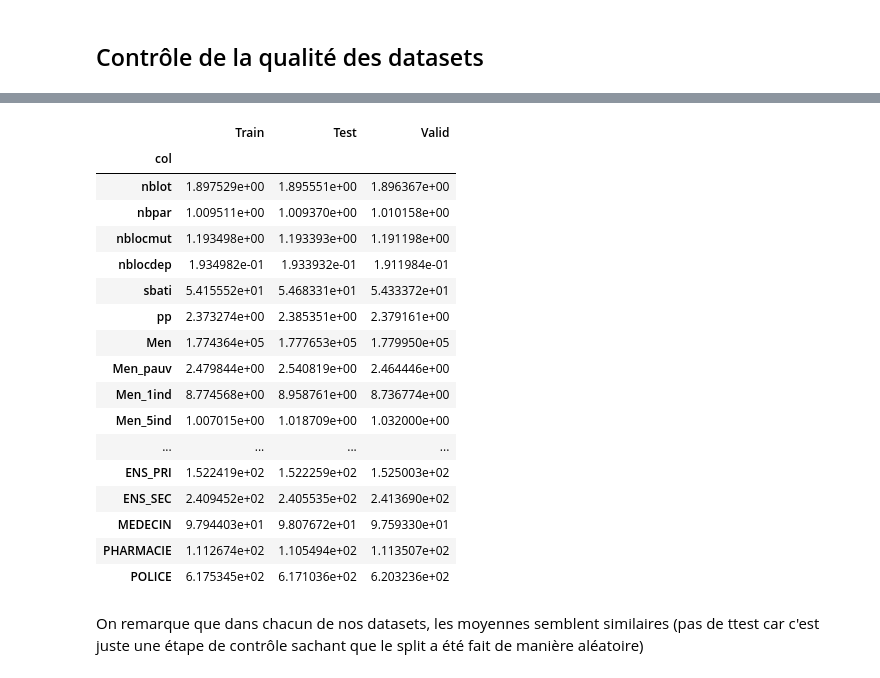
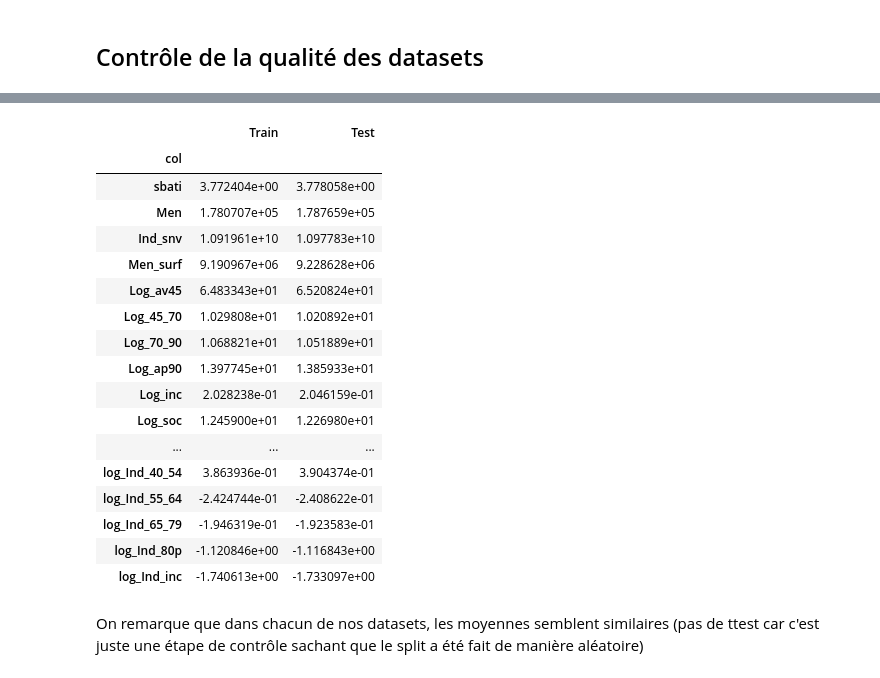
Before and after one commit to Orlogskapten/dvf_ensae_sbra, a Jupyter notebook: notebook/modelisation_wen.ipynb, the cells around one changed output, grey strips where cells are left out. Drawn from its saved outputs; the diff is of its cells as text; code cells hidden in the pictures.

```diff
--- a/notebook/modelisation_wen.ipynb
+++ b/notebook/modelisation_wen.ipynb
@@ -31,0 +215,20 @@ verbose= 1
+# %%
+fig, ax= plt.subplots(2, 2, figsize= (10, 10))
+
+compare_hist_to_norm_ax(x= (0, 0), data= train["sbati"]
+                                , title= "sbati")
+
+log_transfo_sbati= train["sbati"].apply(lambda x: np.log(x) if x > 0 else 1)
+compare_hist_to_norm_ax(x= (0, 1), data= log_transfo_sbati
+                                , title= "sbati")
+
+quantiles= [0.999, 0.95]
+for i in range(2):
+    log_transfo_sbati= train["sbati"].apply(lambda x: np.log(x) if x > 0 else 1)
+    log_transfo_sbati= log_transfo_sbati[log_transfo_sbati < log_transfo_sbati.quantile(quantiles[i])]
+
+    compare_hist_to_norm_ax(x= (1, i), data= log_transfo_sbati
+                                , title= "sbati {}".format(quantiles[i]))
+
+ax[0, 0].legend(loc= 1) # affiche la légende loc = 9 == upper right
+plt.show()
@@ -31,0 +239,8 @@ verbose= 1
+# %%
+print(train.shape)
+train["sbati"]= train["sbati"].apply(lambda x: np.log(x) if x > 0 else 1)
+train= train[train["sbati"] < train["sbati"].quantile(quantile)]
+print(train.shape)
+
+test["sbati"]= test["sbati"].apply(lambda x: np.log(x) if x > 0 else 1)
+test= test[test["sbati"] < test["sbati"].quantile(quantile)]
@@ -42,19 +295,26 @@ listed_index= [i for i in stock_dico.keys()]
 # Some column are useless
 useless_col= ["Unnamed: 0", "idmutation", "FR", "Ind", "irl", "geometry", "year"
              , "valeurfo_1", "valeurfo_2", "valeurfo_3", "rate_cumpr", "IdINSPIRE", "datemut"
-             , "l_codinsee", "libtypbien", "sbati_squa"]
+             , "l_codinsee", "libtypbien", "sbati_squa", "log_prix_m_c", "valfoncact"]#, "sbati"]
 
-not_object_col= [i for i in train.columns if train[i].dtypes != "object" and i not in useless_col]
-print("On a {} colonne à analyser".format(len(not_object_col)))
+sbati_train= train["sbati"].copy()
+sbati_test= test["sbati"].copy()
+
+
+not_object_col1= [i for i in train.columns if train[i].dtypes != "object" and i not in useless_col]
+
+not_object_col= [i for i in not_object_col1 if i not in ["arrondissement", "pp", "mois"]]
+print(not_object_col)
+print("\nOn a {} colonne à analyser".format(len(not_object_col)))
 
 diff_df= pd.DataFrame()
 for i in not_object_col:
     tr= train[i]
     tt= test[i]
-    vl= valid[i]
+#     vl= valid[i]
 
     diff_mean_dico= pd.DataFrame({"col": i, "Train": [tr.mean()]
-                                  , "Test": [tt.mean()], "Valid":[vl.mean()]
+                                  , "Test": [tt.mean()]#, "Valid":[vl.mean()]
                                   })
     diff_df= pd.concat([diff_df, diff_mean_dico])
 
@@ -65,21 +327,21 @@ On a 49 colonne à analyser
-|  | Train | Test | Valid |
-| col |  |  |  |
-| nblot | 1.897529e+00 | 1.895551e+00 | 1.896367e+00 |
-| nbpar | 1.009511e+00 | 1.009370e+00 | 1.010158e+00 |
-| nblocmut | 1.193498e+00 | 1.193393e+00 | 1.191198e+00 |
-| nblocdep | 1.934982e-01 | 1.933932e-01 | 1.911984e-01 |
-| sbati | 5.415552e+01 | 5.468331e+01 | 5.433372e+01 |
-| pp | 2.373274e+00 | 2.385351e+00 | 2.379161e+00 |
-| Men | 1.774364e+05 | 1.777653e+05 | 1.779950e+05 |
-| Men_pauv | 2.479844e+00 | 2.540819e+00 | 2.464446e+00 |
-| Men_1ind | 8.774568e+00 | 8.958761e+00 | 8.736774e+00 |
-| Men_5ind | 1.007015e+00 | 1.018709e+00 | 1.032000e+00 |
-| ... | ... | ... | ... |
-| ENS_PRI | 1.522419e+02 | 1.522259e+02 | 1.525003e+02 |
-| ENS_SEC | 2.409452e+02 | 2.405535e+02 | 2.413690e+02 |
-| MEDECIN | 9.794403e+01 | 9.807672e+01 | 9.759330e+01 |
-| PHARMACIE | 1.112674e+02 | 1.105494e+02 | 1.113507e+02 |
-| POLICE | 6.175345e+02 | 6.171036e+02 | 6.203236e+02 |
+|  | Train | Test |
+| col |  |  |
+| sbati | 3.772404e+00 | 3.778058e+00 |
+| Men | 1.780707e+05 | 1.787659e+05 |
+| Ind_snv | 1.091961e+10 | 1.097783e+10 |
+| Men_surf | 9.190967e+06 | 9.228628e+06 |
+| Log_av45 | 6.483343e+01 | 6.520824e+01 |
+| Log_45_70 | 1.029808e+01 | 1.020892e+01 |
+| Log_70_90 | 1.068821e+01 | 1.051889e+01 |
+| Log_ap90 | 1.397745e+01 | 1.385933e+01 |
+| Log_inc | 2.028238e-01 | 2.046159e-01 |
+| Log_soc | 1.245900e+01 | 1.226980e+01 |
+| ... | ... | ... |
+| log_Ind_40_54 | 3.863936e-01 | 3.904374e-01 |
+| log_Ind_55_64 | -2.424744e-01 | -2.408622e-01 |
+| log_Ind_65_79 | -1.946319e-01 | -1.923583e-01 |
+| log_Ind_80p | -1.120846e+00 | -1.116843e+00 |
+| log_Ind_inc | -1.740613e+00 | -1.733097e+00 |
 # %% [markdown]
 On remarque que dans chacun de nos datasets, les moyennes semblent similaires (pas de ttest car c'est juste une étape de contrôle sachant que le split a été fait de manière aléatoire)
 # %% [markdown]
```
Also changed, not shown: parts of 58 cells of this notebook, 1 other file.
